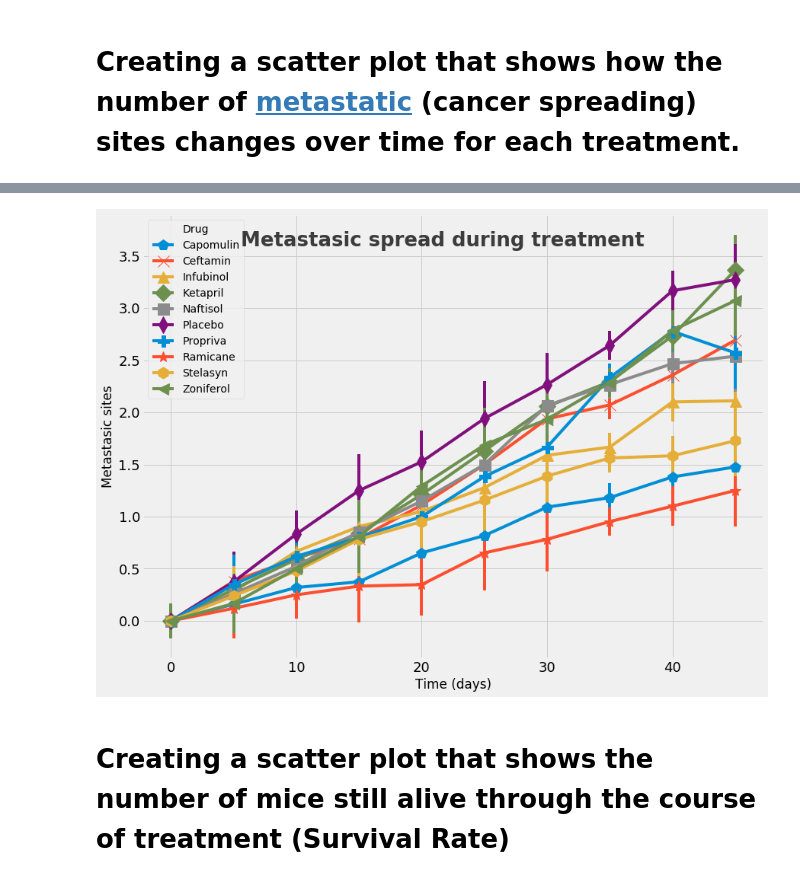
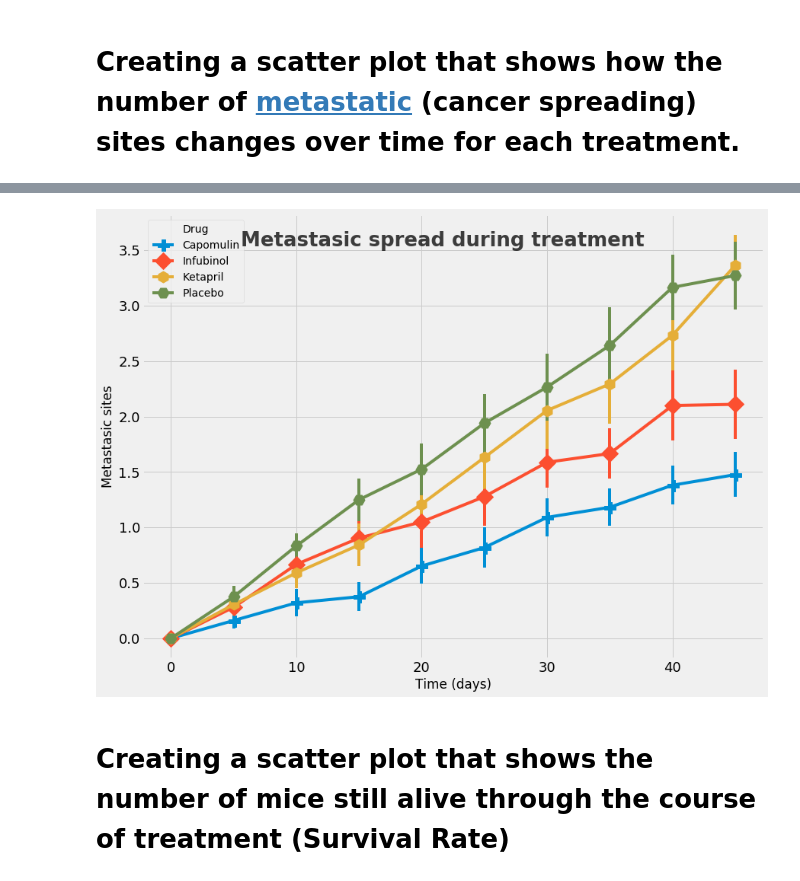
Before and after one commit to yegorkryukov/python-challenge, a Jupyter notebook: Pymaceuticals/Pymaceutecals.ipynb, the cells around one changed output, grey strips where cells are left out. Cells and saved outputs as stored; diff of their text form; code cells hidden in the pictures.

```diff
--- a/Pymaceuticals/Pymaceutecals.ipynb
+++ b/Pymaceuticals/Pymaceutecals.ipynb
@@ -32,3 +32,11 @@ drug_df[drug_df.duplicated(subset='Mouse ID', keep=False).values]
 # %%
 #drop duplicates
 drug_df = drug_df.drop_duplicates(subset='Mouse ID')
+# %%
+#leave only Capomulin, Infubinol, Ketapril, and Placebo for analysis
+#create df with list of drugs to keep
+drugs_list = pd.DataFrame(data={'Drug':['Capomulin', 'Infubinol', 'Ketapril', 'Placebo']})
+
+#merge with provided df to keep the only needed drugs
+drug_df = pd.merge(drugs_list, drug_df, on='Drug')
+drug_df.head()
@@ -35,6 +50,8 @@ drug_df = drug_df.drop_duplicates(subset='Mouse ID')
 # %%
 #combine data over city name
 data_df = pd.merge(trial_df, drug_df, on='Mouse ID')
+# %%
+data_df = data_df.set_index('Drug')
 # %%
 data_df.head()
 # %% [output]
@@ -47,2 +65,10 @@ data_df.head()
 # %% [markdown]
 # Creating a scatter plot that shows how the tumor volume changes over time for each treatment.
+# %%
+#calculate standard errors
+tumor_error = data_df.groupby(['Drug', 'Timepoint']).sem()['Tumor Volume (mm3)'].unstack(level=0)
+met_error = data_df.groupby(['Drug', 'Timepoint']).sem()['Metastatic Sites'].unstack(level=0)
+
+
+
+tumor_error
@@ -107,35 +140,35 @@ errors = met.sem(axis=0).tolist()
 # %%
 #set fivethirtyeight styles
 mpl.style.use('fivethirtyeight')
 
 #initialize figure
 f, ax = plt.subplots(figsize=(13,10))
 
 #plot df
-g = met.plot(ax=ax, style='--', yerr=errors)
+g = met.plot(ax=ax, style='--', yerr=met_error)
 g.tick_params(axis = 'both', which = 'both', labelsize = 18)
 #g.axhline(y = 0, color = 'black', linewidth = 1.3, alpha = .7)
 
 # create valid markers from mpl.markers
 valid_markers = ['o', 'v', '^', '<', '>', 's', 'p', '*', 'h', 'H', 'x', 'D', 'd', 'P', 'X']
 markers = np.random.choice(valid_markers, by_drug.shape[1], replace=False)
 
 for i, line in enumerate(ax.get_lines()):
     line.set_marker(markers[i])
     line.set_markersize(15)
 #add legend
 ax.legend(ax.get_lines(), by_drug.columns, loc='best', title='Drug')
 
 
 #set titles
 f.suptitle('Metastasic spread during treatment', y=0.85, fontsize = 26, weight = 'bold', alpha = .75)
 plt.xlabel('Time (days)')
 plt.ylabel('Metastasic sites')
 #plt.axis([-1, 46, 30, 75])
 
 plt.show()
 # %% [output]
-[figure, old version]
+[figure, new version]
 # %% [markdown]
 # Creating a scatter plot that shows the number of mice still alive through the course of treatment (Survival Rate)
 # %%
```
Also changed, not shown: parts of 15 cells of this notebook, 7 other files.
